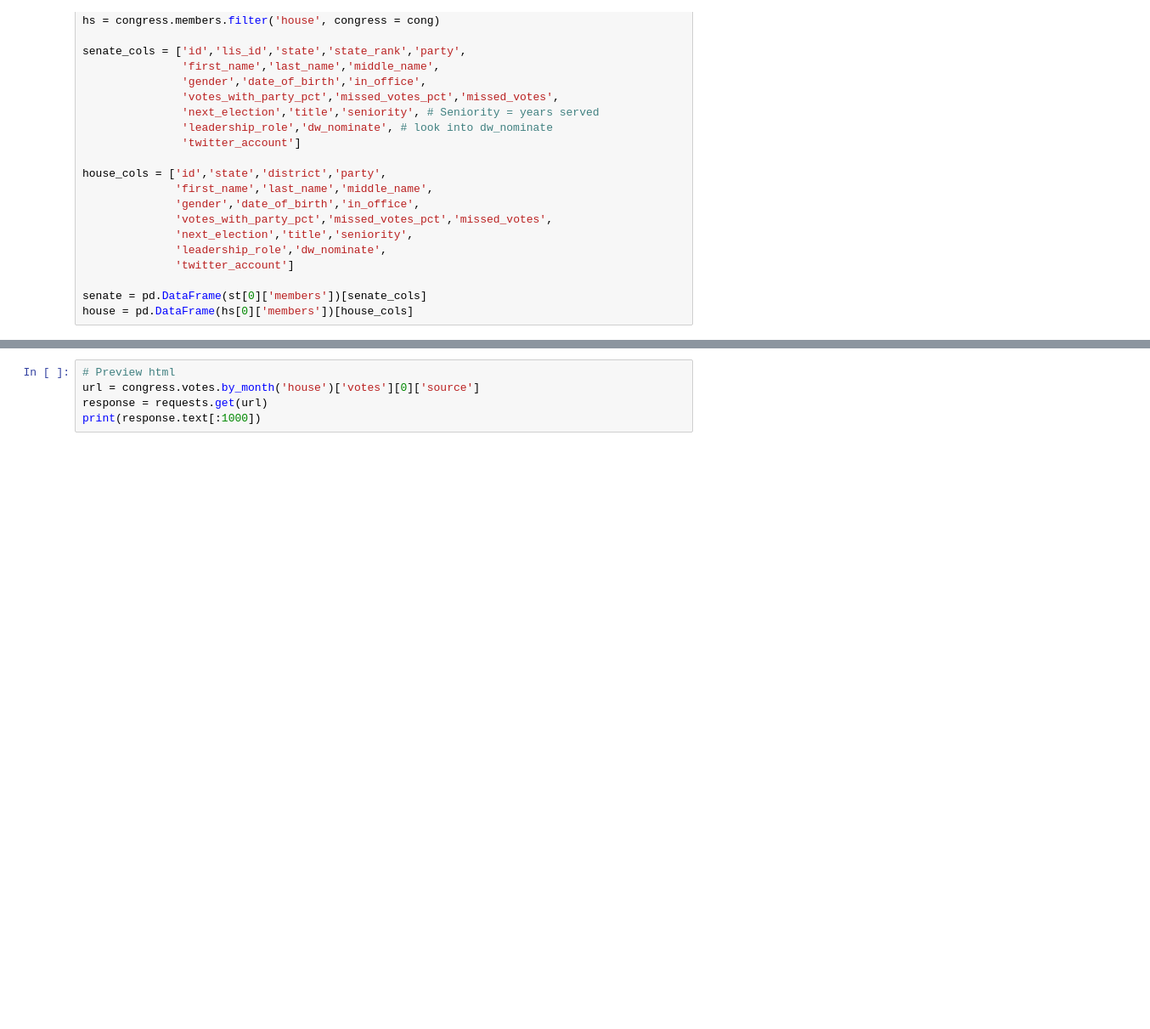
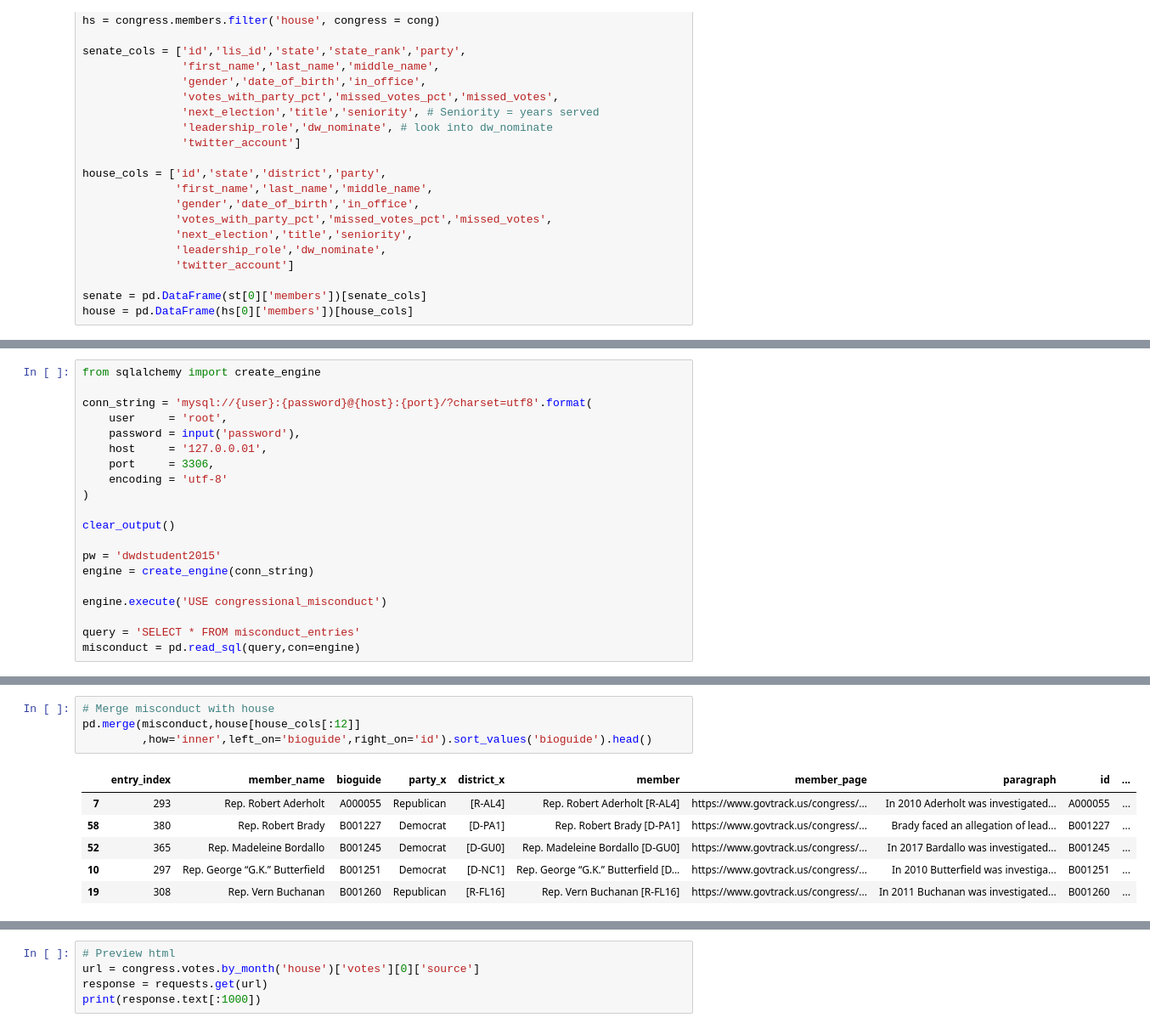
Before and after one commit to qcx201-nyu/PPDS, a Jupyter notebook: politician.ipynb, the cells around one changed output, grey strips where cells are left out. Shown: that part at 85% size. Cells and saved outputs as stored; diff of their text form; blank space fills up the shorter version.

```diff
--- a/politician.ipynb
+++ b/politician.ipynb
@@ -457,0 +455,20 @@ robert-brady
+# %%
+from sqlalchemy import create_engine
+
+conn_string = 'mysql://{user}:{password}@{host}:{port}/?charset=utf8'.format(
+    user     = 'root',
+    password = input('password'),
+    host     = '127.0.0.01',
+    port     = 3306,
+    encoding = 'utf-8'
+)
+
+clear_output()
+
+pw = 'dwdstudent2015'
+engine = create_engine(conn_string)
+
+engine.execute('USE congressional_misconduct')
+
+query = 'SELECT * FROM misconduct_entries'
+misconduct = pd.read_sql(query,con=engine)
@@ -457,0 +485,11 @@ robert-brady
+# %%
+# Merge misconduct with house
+pd.merge(misconduct,house[house_cols[:12]]
+         ,how='inner',left_on='bioguide',right_on='id').sort_values('bioguide').head()
+# %% [output]
+|  | entry_index | member_name | bioguide | party_x | district_x | member | member_page | paragraph | id | ... |
+| 7 | 293 | Rep. Robert Aderholt | A000055 | Republican | [R-AL4] | Rep. Robert Aderholt [R-AL4] | https://www.govtrack.us/congress/... | In 2010 Aderholt was investigated... | A000055 | ... |
+| 58 | 380 | Rep. Robert Brady | B001227 | Democrat | [D-PA1] | Rep. Robert Brady [D-PA1] | https://www.govtrack.us/congress/... | Brady faced an allegation of lead... | B001227 | ... |
+| 52 | 365 | Rep. Madeleine Bordallo | B001245 | Democrat | [D-GU0] | Rep. Madeleine Bordallo [D-GU0] | https://www.govtrack.us/congress/... | In 2017 Bardallo was investigated... | B001245 | ... |
+| 10 | 297 | Rep. George “G.K.” Butterfield | B001251 | Democrat | [D-NC1] | Rep. George “G.K.” Butterfield [D... | https://www.govtrack.us/congress/... | In 2010 Butterfield was investiga... | B001251 | ... |
+| 19 | 308 | Rep. Vern Buchanan | B001260 | Republican | [R-FL16] | Rep. Vern Buchanan [R-FL16] | https://www.govtrack.us/congress/... | In 2011 Buchanan was investigated... | B001260 | ... |
```
Also changed, not shown: parts of 24 cells of this notebook.
